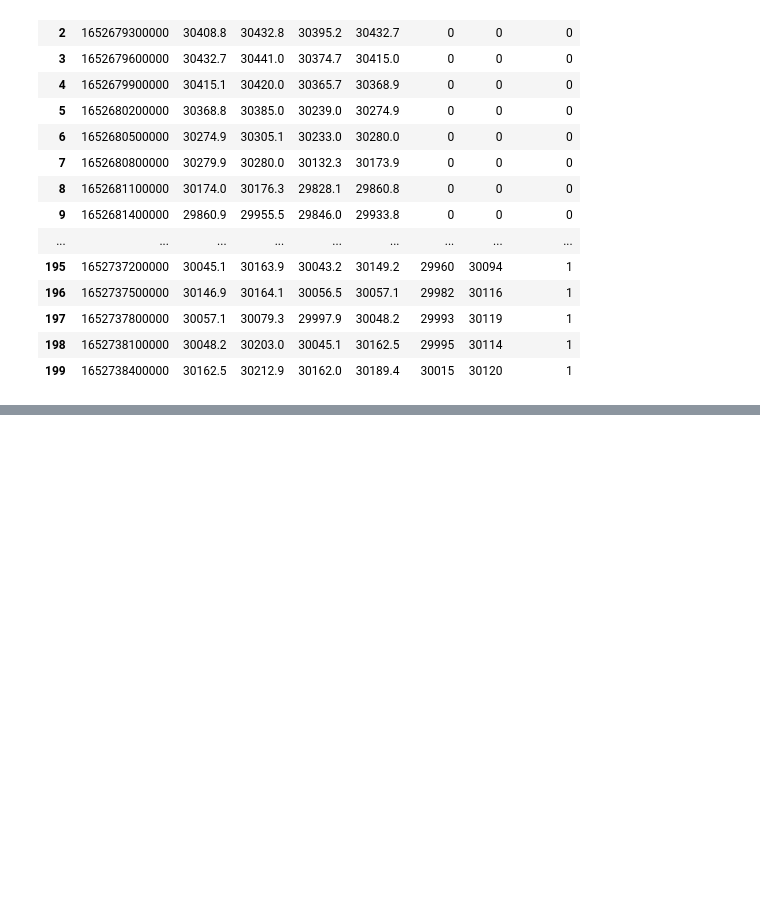
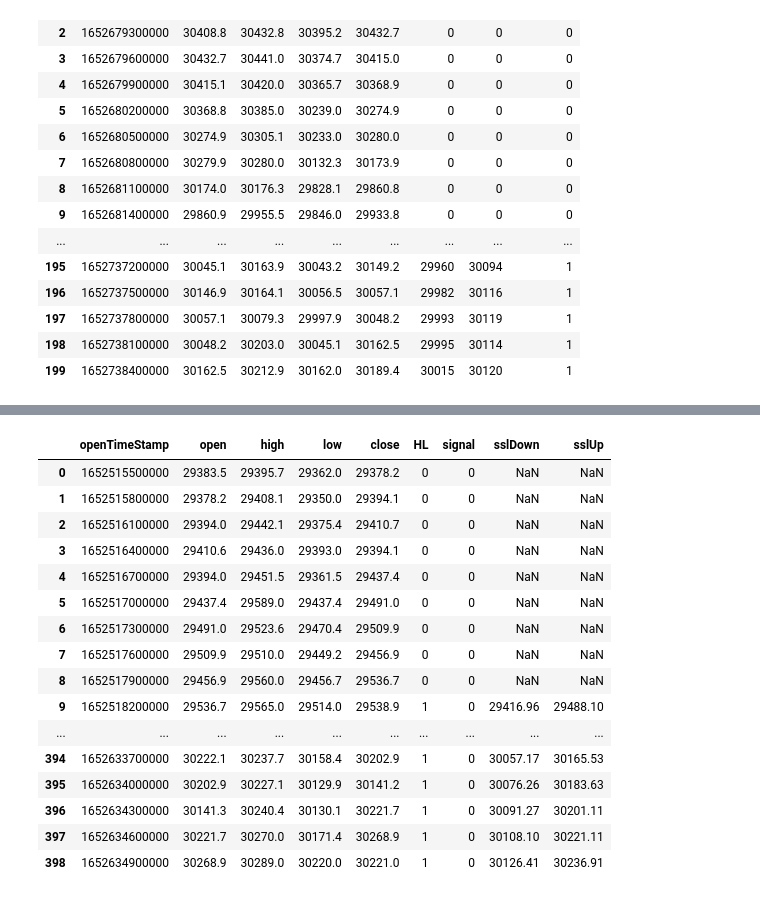
Before and after one commit to abhijitgawai/trading-bot, a Jupyter notebook: Trading_bot.ipynb, the cells around one changed output, grey strips where cells are left out. Drawn from its saved outputs; the diff is of its cells as text; code cells hidden in the pictures; blank space fills up the shorter version.

Commit message:
Tuesday, Added long short signal using SSL indicator from liabrary

```diff
--- a/Trading_bot.ipynb
+++ b/Trading_bot.ipynb
@@ -432,9 +428,0 @@ See the caveats in the documentation: http://pandas.pydata.org/pandas-docs/stabl
-# %%
-'''current'''
-Raw_Data_new['hh']=0
-for i in range(len(Raw_Data_new)):
-    if Raw_Data_new['sslDown'][i] > float(Raw_Data_new['sslUp'][i]):
-        Raw_Data_new['hh'][i] = 0
-    else:
-        Raw_Data_new['hh'][i] = 1
-Raw_Data_new
@@ -519,0 +460,42 @@ Raw_Data_new
+# %%
+# indicators.SSLChannels(Raw_Data_new)
+continuous_klines_object200_reverse = Client()
+
+def getRawData500():
+    return continuous_klines_object200_reverse.continuous_klines("BTCUSDT","PERPETUAL",  "5m", limit=1000) # 1652122500000 lattest
+
+First_time_stamp = 0
+
+Raw_Data = pd.DataFrame(getRawData500(),columns=['openTimeStamp','open','high','low','close',0,1,2,3,4,5,6])
+Raw_Data_new = Raw_Data.drop([0,1,2,3,4,5,6], axis = 1)
+Raw_Data_new['high'] = Raw_Data_new['high'].astype(float)
+Raw_Data_new['close'] = Raw_Data_new['close'].astype(float)
+Raw_Data_new['open'] = Raw_Data_new['open'].astype(float)
+Raw_Data_new['low'] = Raw_Data_new['low'].astype(float)
+Raw_Data_new['HL'] = 0
+Raw_Data_new['signal'] = 0
+Raw_Data_new['sslDown'], Raw_Data_new['sslUp'] = SSLChannels(Raw_Data_new, 10)
+count = 0
+
+for i in range(len(Raw_Data_new)):
+    if (Raw_Data_new['sslUp'][i] > Raw_Data_new['sslDown'][i]):
+        Raw_Data_new['HL'][i] = float(1)
+
+for i in range(3, len(Raw_Data_new)):
+    if (Raw_Data_new['HL'][i-3] == 0):
+        if (Raw_Data_new['HL'][i-2] == 1):
+            if (Raw_Data_new['HL'][i-1] == 1):
+                if (Raw_Data_new['close'][i-2]) > (Raw_Data_new['open'][i-2]):
+                    if (Raw_Data_new['close'][i-1]) > (Raw_Data_new['open'][i-1]):
+                        Raw_Data_new['signal'][i] = float(1)
+                        count+=1
+    if (Raw_Data_new['HL'][i-3] == 1):
+        if (Raw_Data_new['HL'][i-2] == 0):
+            if (Raw_Data_new['HL'][i-1] == 0):
+                if (Raw_Data_new['close'][i-2]) < (Raw_Data_new['open'][i-2]):
+                    if (Raw_Data_new['close'][i-1]) < (Raw_Data_new['open'][i-1]):
+                        Raw_Data_new['signal'][i] = float(-1)
+                        count+=1
+
+Raw_Data_new
+# %% [output]
@@ -519,0 +515,17 @@ Raw_Data_new
+|  | openTimeStamp | open | high | low | close | HL | signal | sslDown | sslUp |
+| 0 | 1652515500000 | 29383.5 | 29395.7 | 29362.0 | 29378.2 | 0 | 0 | NaN | NaN |
+| 1 | 1652515800000 | 29378.2 | 29408.1 | 29350.0 | 29394.1 | 0 | 0 | NaN | NaN |
+| 2 | 1652516100000 | 29394.0 | 29442.1 | 29375.4 | 29410.7 | 0 | 0 | NaN | NaN |
+| 3 | 1652516400000 | 29410.6 | 29436.0 | 29393.0 | 29394.1 | 0 | 0 | NaN | NaN |
+| 4 | 1652516700000 | 29394.0 | 29451.5 | 29361.5 | 29437.4 | 0 | 0 | NaN | NaN |
+| 5 | 1652517000000 | 29437.4 | 29589.0 | 29437.4 | 29491.0 | 0 | 0 | NaN | NaN |
+| 6 | 1652517300000 | 29491.0 | 29523.6 | 29470.4 | 29509.9 | 0 | 0 | NaN | NaN |
+| 7 | 1652517600000 | 29509.9 | 29510.0 | 29449.2 | 29456.9 | 0 | 0 | NaN | NaN |
+| 8 | 1652517900000 | 29456.9 | 29560.0 | 29456.7 | 29536.7 | 0 | 0 | NaN | NaN |
+| 9 | 1652518200000 | 29536.7 | 29565.0 | 29514.0 | 29538.9 | 1 | 0 | 29416.96 | 29488.10 |
+| ... | ... | ... | ... | ... | ... | ... | ... | ... | ... |
+| 394 | 1652633700000 | 30222.1 | 30237.7 | 30158.4 | 30202.9 | 1 | 0 | 30057.17 | 30165.53 |
+| 395 | 1652634000000 | 30202.9 | 30227.1 | 30129.9 | 30141.2 | 1 | 0 | 30076.26 | 30183.63 |
+| 396 | 1652634300000 | 30141.3 | 30240.4 | 30130.1 | 30221.7 | 1 | 0 | 30091.27 | 30201.11 |
+| 397 | 1652634600000 | 30221.7 | 30270.0 | 30171.4 | 30268.9 | 1 | 0 | 30108.10 | 30221.11 |
+| 398 | 1652634900000 | 30268.9 | 30289.0 | 30220.0 | 30221.0 | 1 | 0 | 30126.41 | 30236.91 |
```
Also changed, not shown: parts of 9 cells of this notebook.
